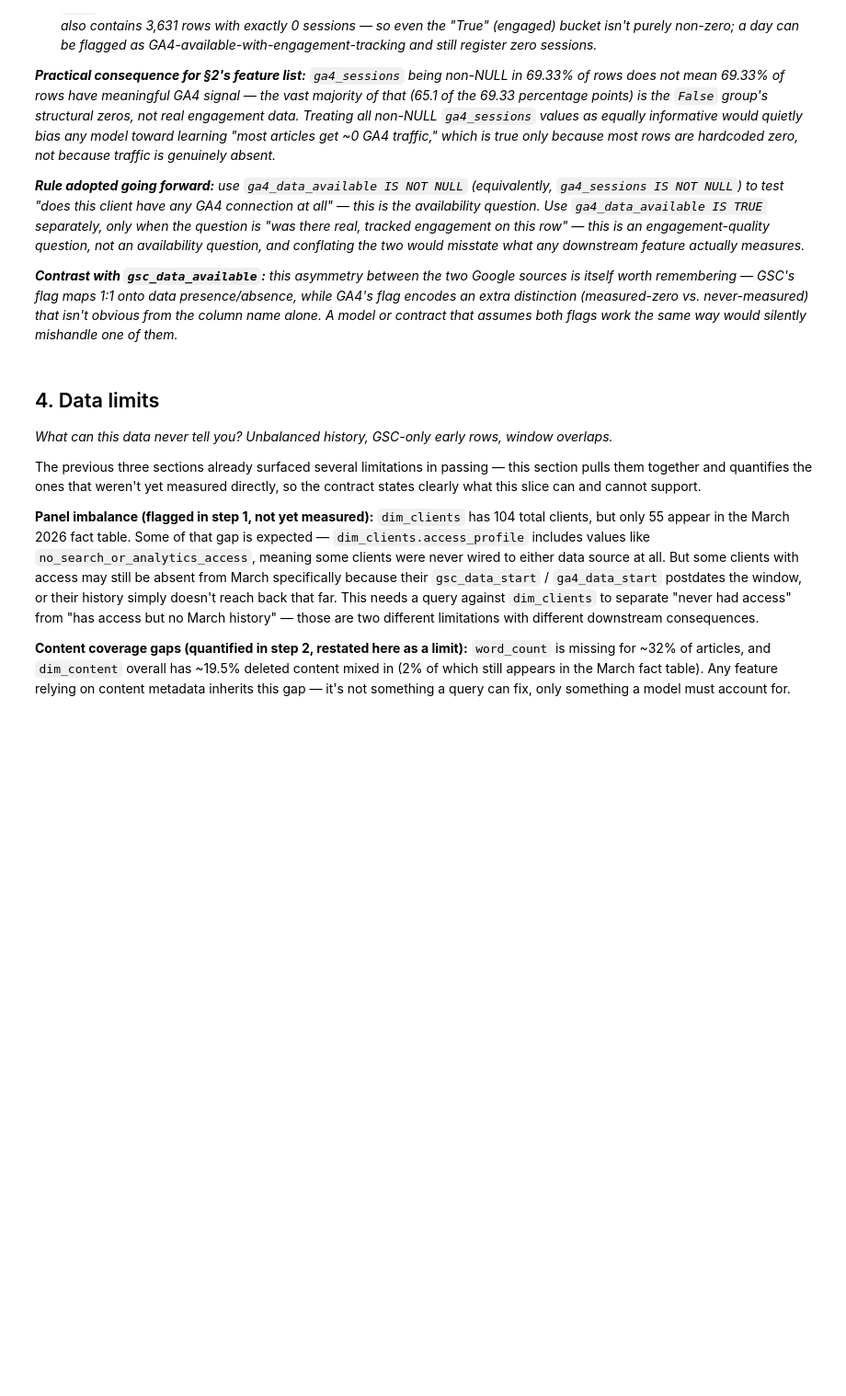
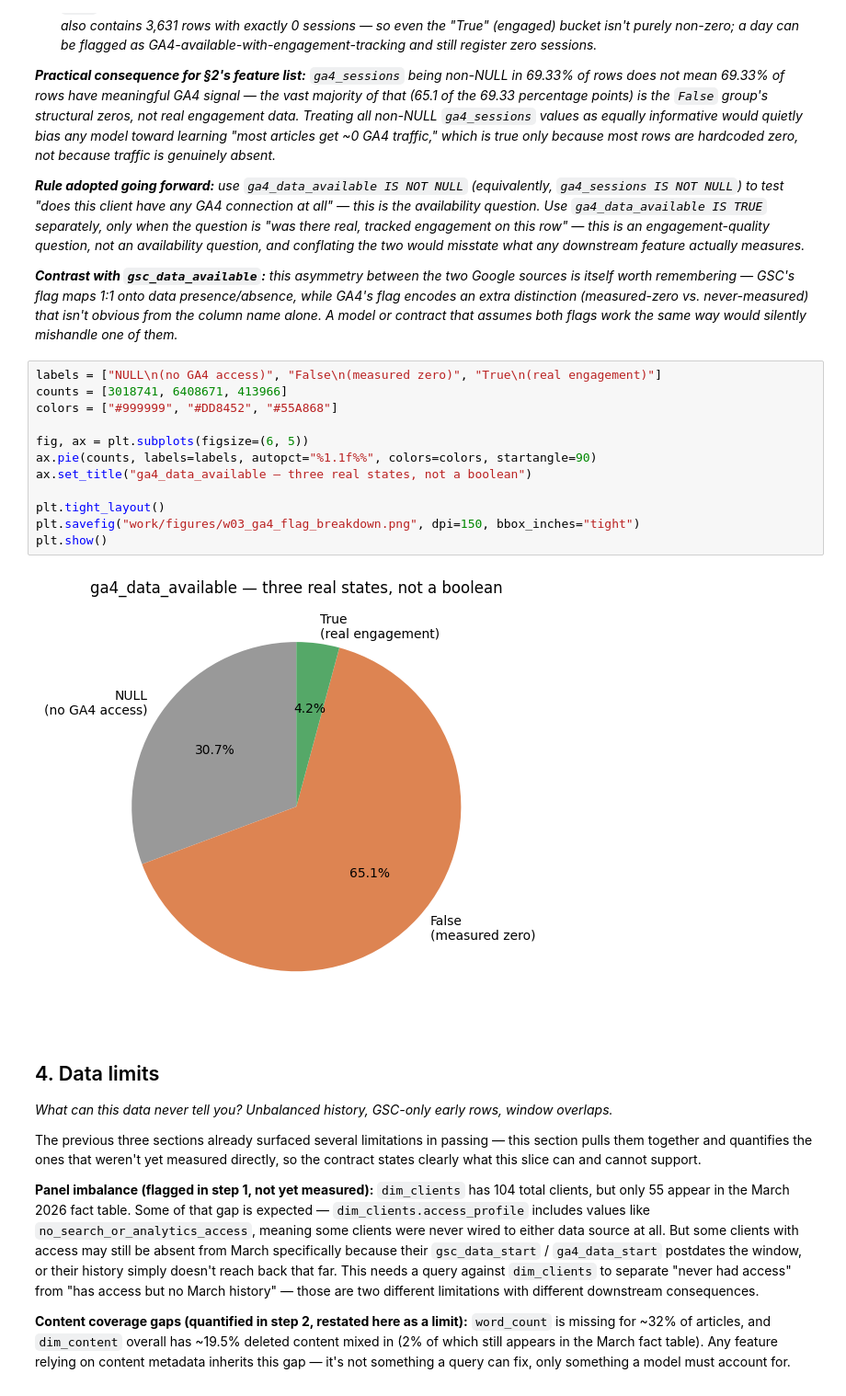
Before and after one commit to whozahm3d/flyrank-ml-internship, a Jupyter notebook: work/notebooks/w03_data_contract.ipynb, the cells around one changed output. Shown at 92% size. Cells and saved outputs as stored; diff of their text form; blank space fills up the shorter version.

```diff
--- a/work/notebooks/w03_data_contract.ipynb
+++ b/work/notebooks/w03_data_contract.ipynb
@@ -452,6 +505,20 @@ con.sql("""
 ***Rule adopted going forward:** use `ga4_data_available IS NOT NULL` (equivalently, `ga4_sessions IS NOT NULL`) to test "does this client have any GA4 connection at all" — this is the availability question. Use `ga4_data_available IS TRUE` separately, only when the question is "was there real, tracked engagement on this row" — this is an engagement-quality question, not an availability question, and conflating the two would misstate what any downstream feature actually measures.*
 
 ***Contrast with `gsc_data_available`:** this asymmetry between the two Google sources is itself worth remembering — GSC's flag maps 1:1 onto data presence/absence, while GA4's flag encodes an extra distinction (measured-zero vs. never-measured) that isn't obvious from the column name alone. A model or contract that assumes both flags work the same way would silently mishandle one of them.*
+# %%
+labels = ["NULL\n(no GA4 access)", "False\n(measured zero)", "True\n(real engagement)"]
+counts = [3018741, 6408671, 413966]
+colors = ["#999999", "#DD8452", "#55A868"]
+
+fig, ax = plt.subplots(figsize=(6, 5))
+ax.pie(counts, labels=labels, autopct="%1.1f%%", colors=colors, startangle=90)
+ax.set_title("ga4_data_available — three real states, not a boolean")
+
+plt.tight_layout()
+plt.savefig("work/figures/w03_ga4_flag_breakdown.png", dpi=150, bbox_inches="tight")
+plt.show()
+# %% [output]
+[figure, added]
 # %% [markdown]
 ## 4. Data limits
 
```
Also changed, not shown: parts of 8 cells of this notebook.
